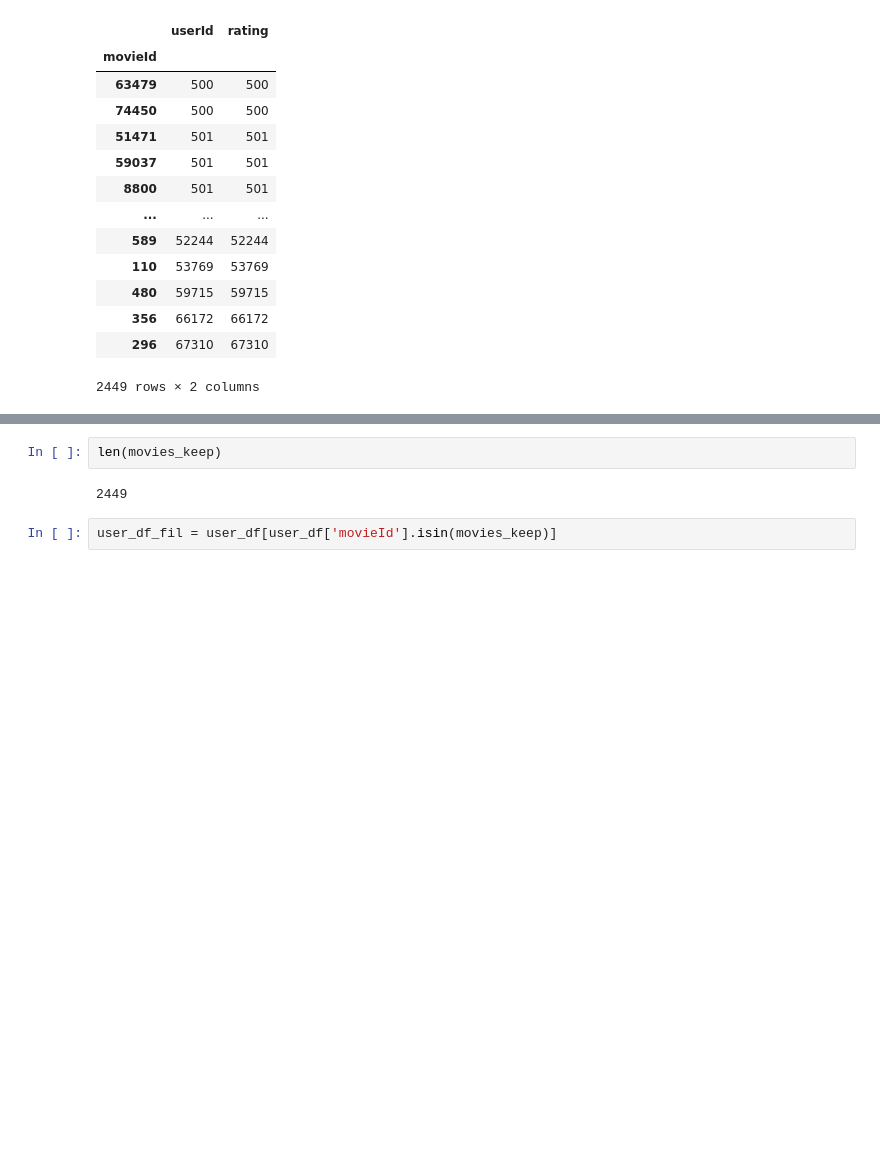
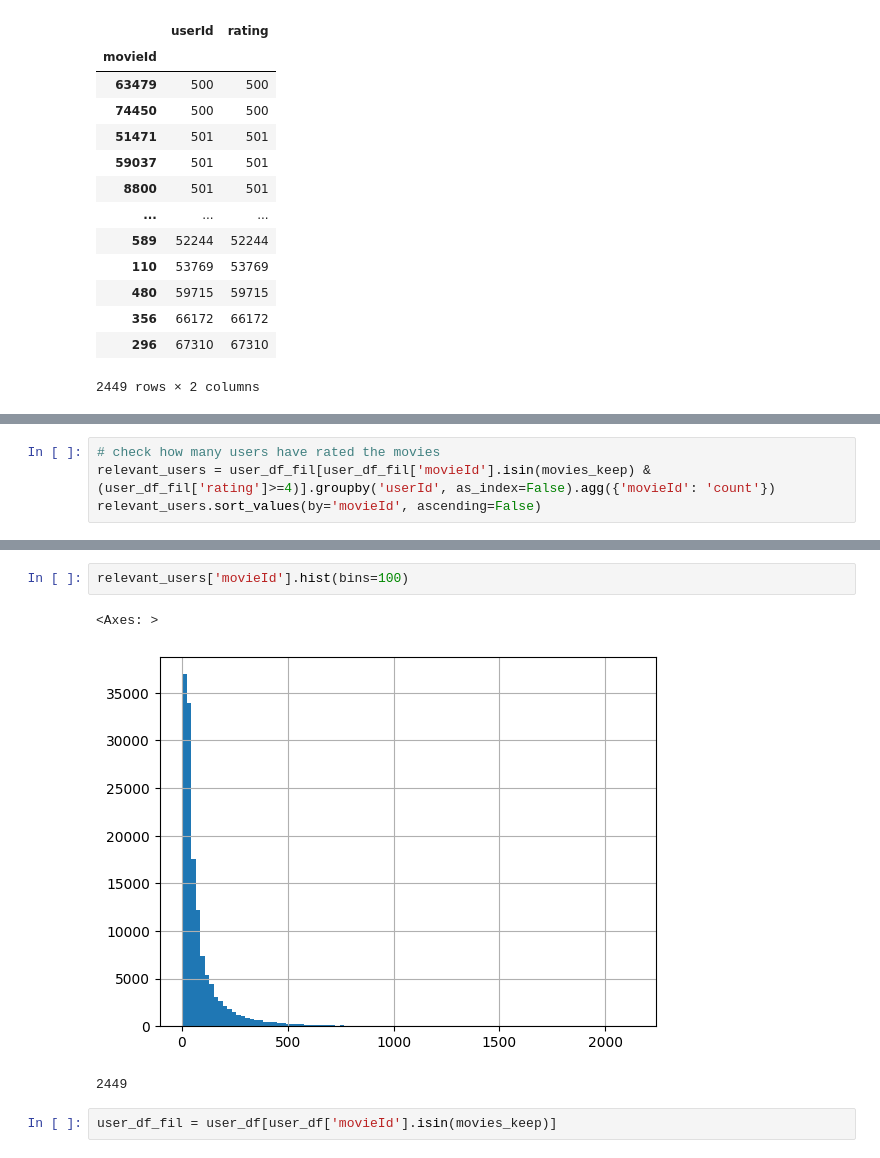
Before and after one commit to AeroPhilipp/movie_recommendation, a Jupyter notebook: notebooks/Movielens_NN_BERT_philipp.ipynb, the cells around one changed output, grey strips where cells are left out. Saved outputs shown, nothing was run; the diff lists cells and outputs as text; blank space fills up the shorter version.

```diff
--- a/notebooks/Movielens_NN_BERT_philipp.ipynb
+++ b/notebooks/Movielens_NN_BERT_philipp.ipynb
@@ -145,0 +179,4 @@ movies_keep = list(rating_counts_fil.index)
+# %%
+# check how many users have rated the movies
+relevant_users = user_df_fil[user_df_fil['movieId'].isin(movies_keep) & (user_df_fil['rating']>=4)].groupby('userId', as_index=False).agg({'movieId': 'count'})
+relevant_users.sort_values(by='movieId', ascending=False)
@@ -146,5 +197,9 @@ movies_keep = list(rating_counts_fil.index)
+# %%
+relevant_users['movieId'].hist(bins=100)
+# %% [output]
+<Axes: >
+[figure, added]
 # %%
-len(movies_keep)
 # %% [output]
 2449
 # %%
```
Also changed, not shown: parts of 7 cells of this notebook, 11 other files.
